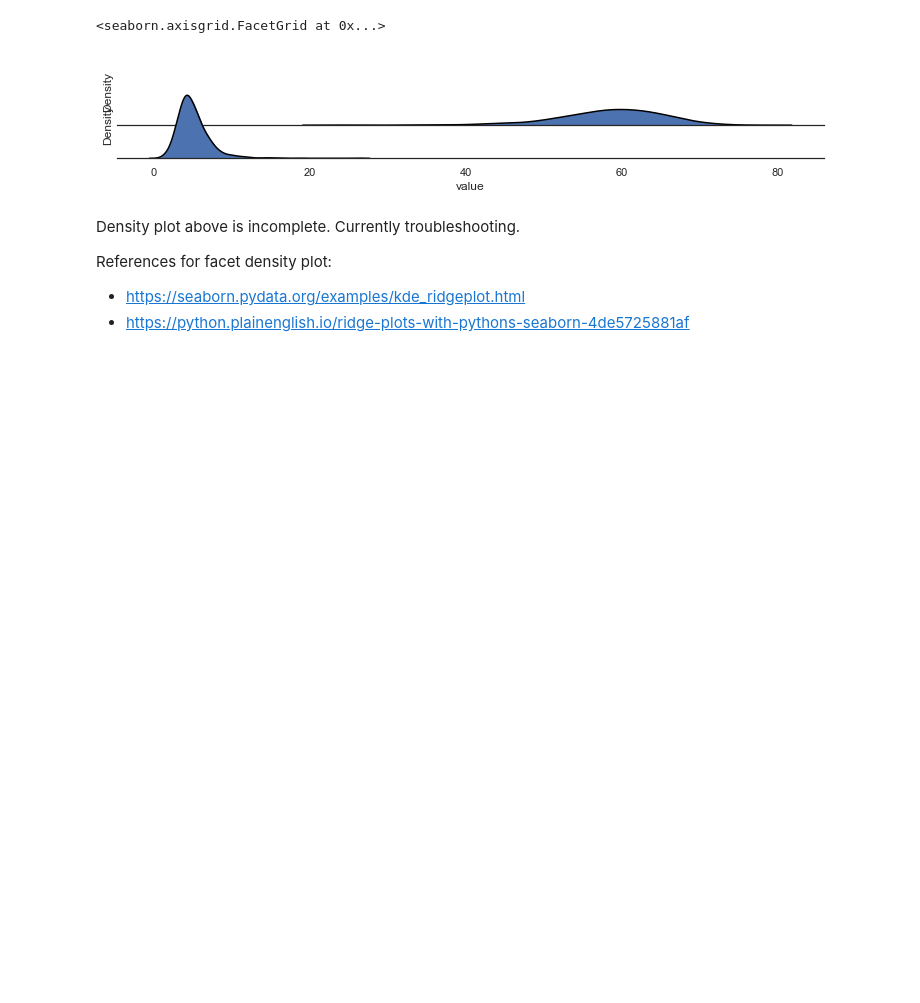
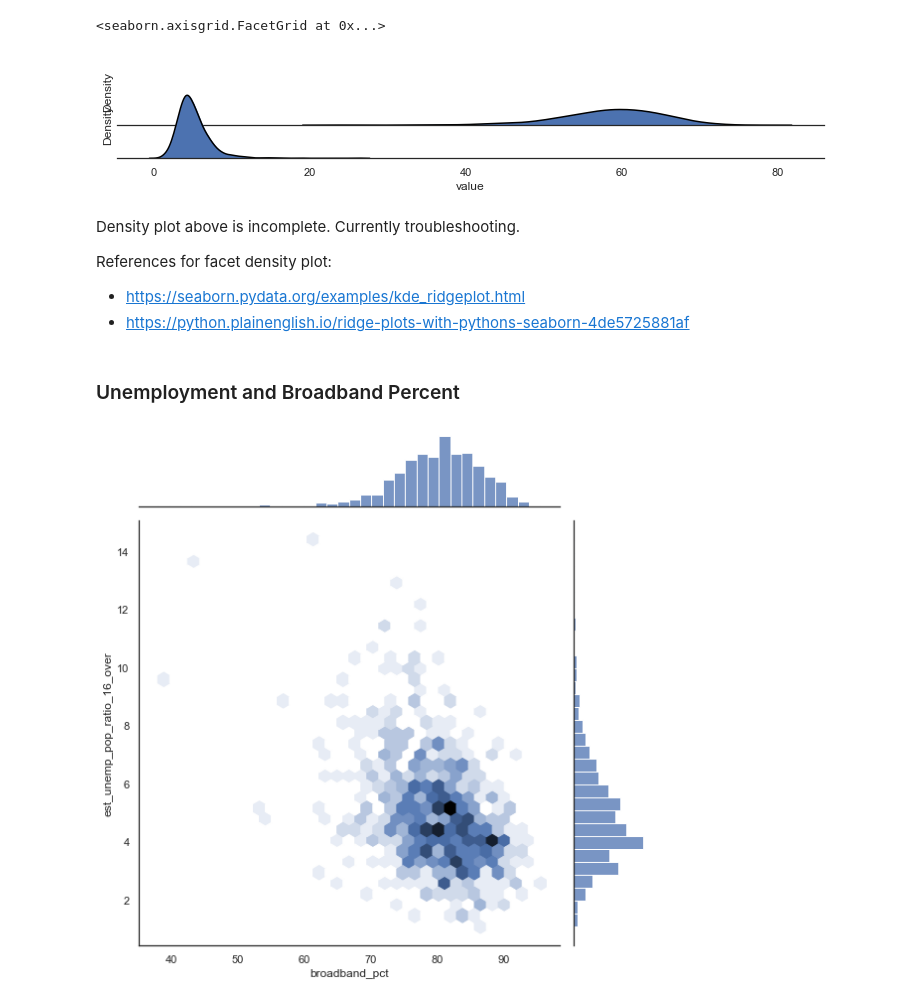
Before and after one commit to mosymns13/DS4A-Team13-Digital-Divide-Project, a Jupyter notebook: Analytic Dataset.ipynb, the cells around one changed output. Saved outputs shown, nothing was run; the diff lists cells and outputs as text; code cells hidden in the pictures; blank space fills up the shorter version.

Commit message:
Adding more visuals plus region info

```diff
--- a/Analytic Dataset.ipynb
+++ b/Analytic Dataset.ipynb
@@ -224,3 +233,10 @@ Density plot above is incomplete. Currently troubleshooting.
 References for facet density plot:
 - https://seaborn.pydata.org/examples/kde_ridgeplot.html
 - https://python.plainenglish.io/ridge-plots-with-pythons-seaborn-4de5725881af
+# %% [markdown]
+### Unemployment and Broadband Percent
+# %%
+sns.jointplot(data = analytic_data, x = "broadband_pct", y = "est_unemp_pop_ratio_16_over",
+              kind = "hex", height = 8);
+# %% [output]
+[figure, added]
```
Also changed, not shown: parts of 12 cells of this notebook.
